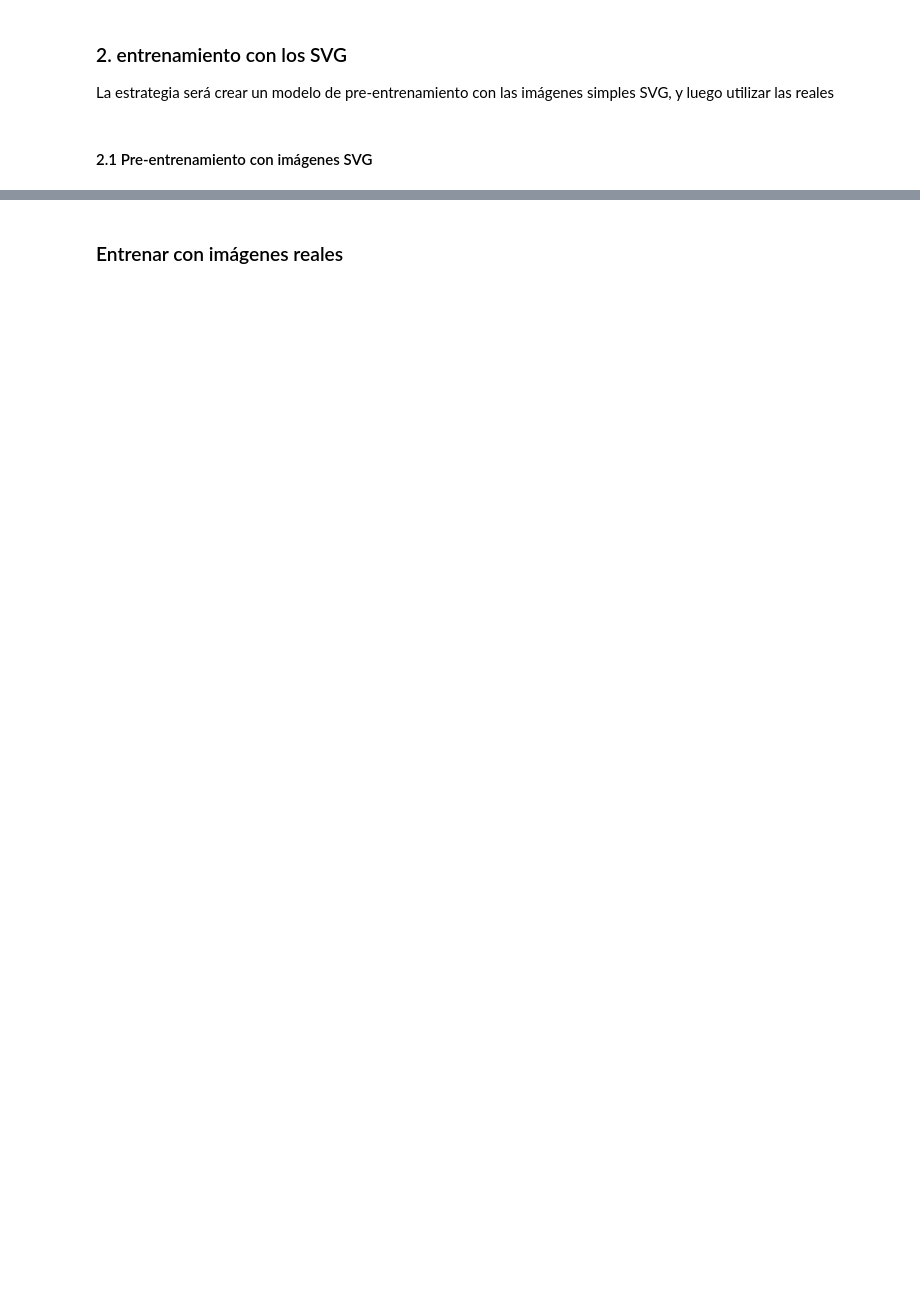
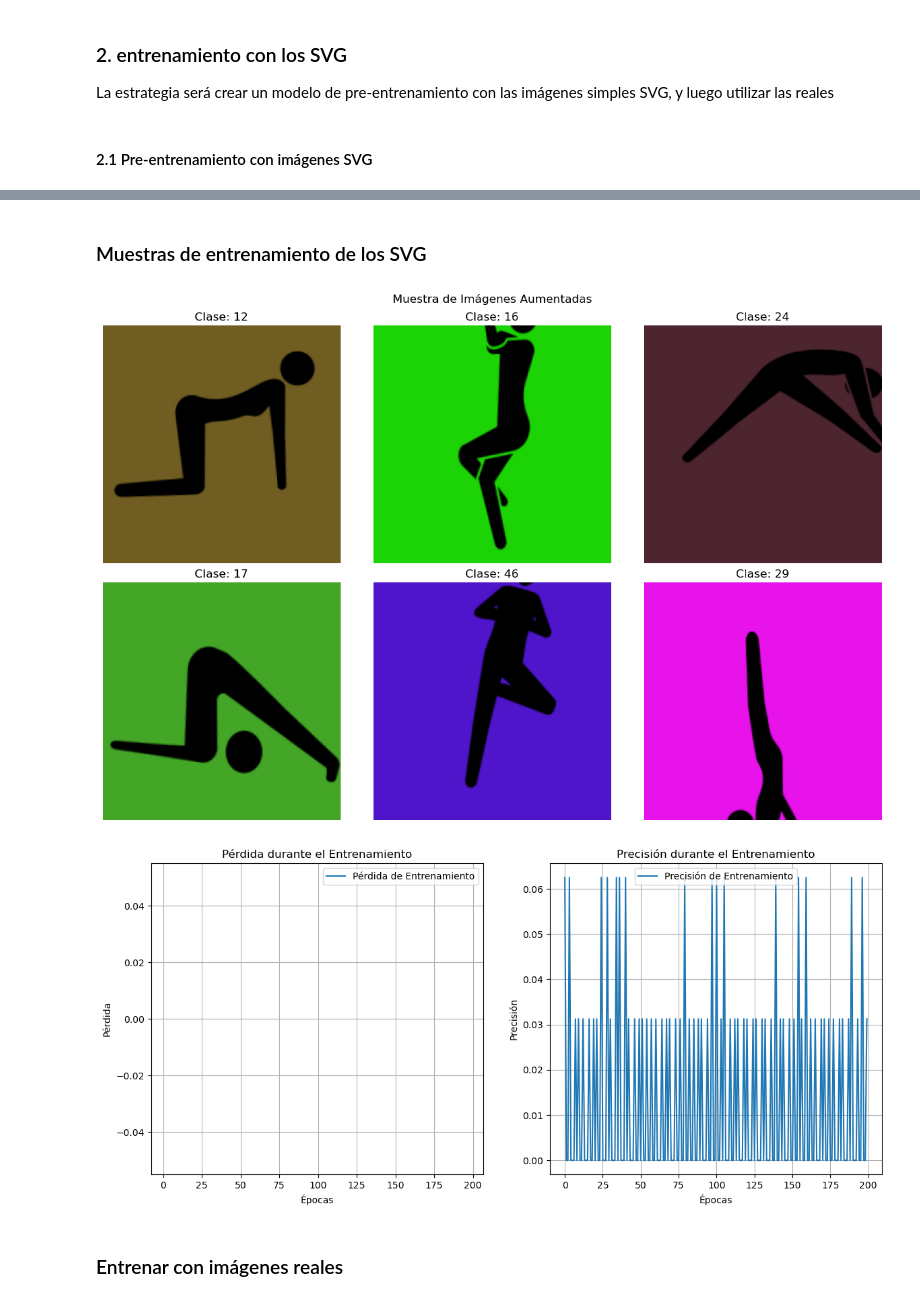
Before and after one commit to EmaSuriano/deep-learning-group-7, a Jupyter notebook: fernando/test_fer.ipynb, the cells around one changed output, grey strips where cells are left out. Cells and saved outputs as stored; diff of their text form; code cells hidden in the pictures; blank space fills up the shorter version.

```diff
--- a/fernando/test_fer.ipynb
+++ b/fernando/test_fer.ipynb
@@ -347,3 +338,26 @@ Epoch 2/2
+# %% [markdown]
+### Muestras de entrenamiento de los SVG
+# %%
+# Función para mostrar una muestra de las imágenes aumentadas
+def mostrar_muestra_aumentada(generator, num_images=6):
+    # Obtener un lote de imágenes aumentadas
+    img_batch, label_batch = next(generator)
+    plt.figure(figsize=(12, 8))
+    for i in range(num_images):
+        plt.subplot(2, 3, i + 1)
+        plt.imshow(img_batch[i].astype('uint8'))
+        plt.title(f'Clase: {int(label_batch[i])}')
+        plt.axis('off')
+    plt.suptitle('Muestra de Imágenes Aumentadas')
+    plt.tight_layout()
+    plt.show()
+
+# Mostrar una muestra de las imágenes SVG aumentadas
+mostrar_muestra_aumentada(train_generator_svg)
+plot_metrics(history)
+# %% [output]
+[figure, added]
+[figure, added]
 # %% [markdown]
 ### Entrenar con imágenes reales
 # %%
```
Also changed, not shown: parts of 17 cells of this notebook, 1 other file.
